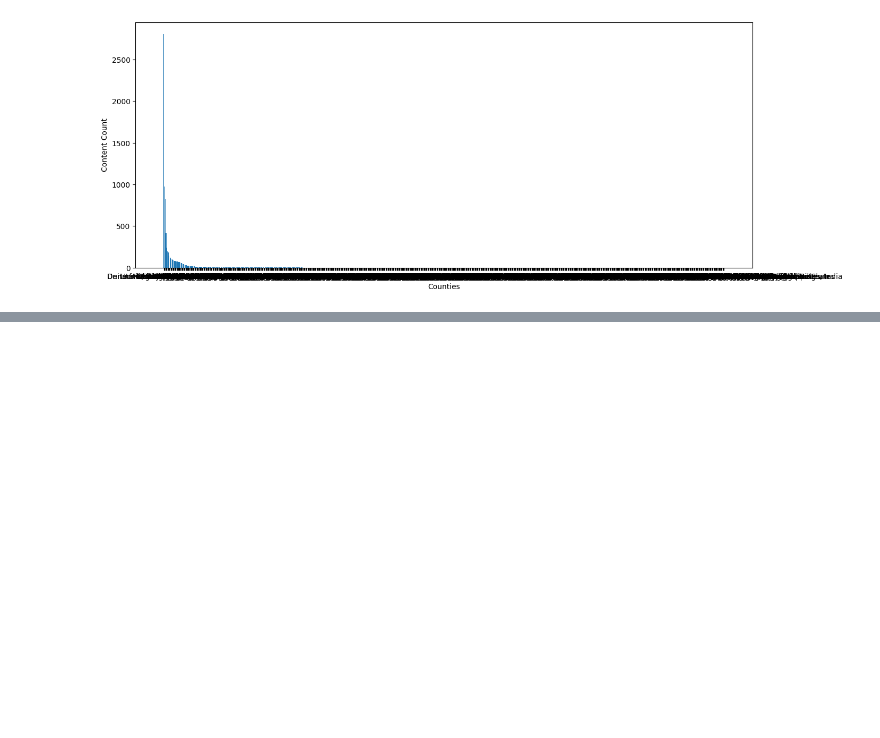
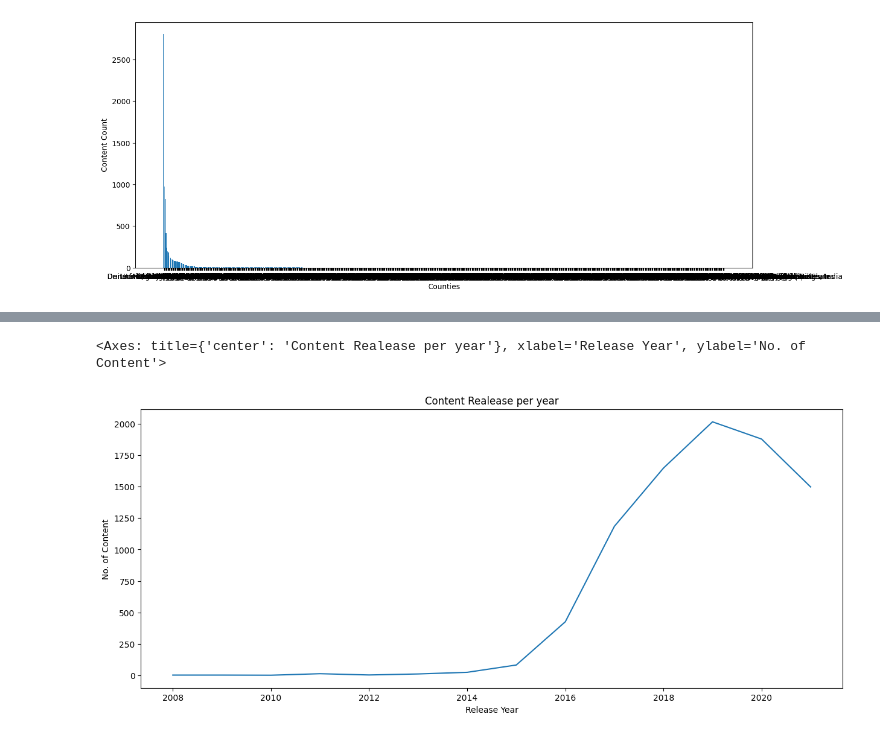
Before and after one commit to eThird/netflix_contetn_data_analysis, a Jupyter notebook: Notebooks/netflix_analysis.ipynb, the cells around one changed output, grey strips where cells are left out. Saved outputs shown, nothing was run; the diff lists cells and outputs as text; code cells hidden in the pictures; blank space fills up the shorter version.

```diff
--- a/Notebooks/netflix_analysis.ipynb
+++ b/Notebooks/netflix_analysis.ipynb
@@ -215,0 +239,5 @@ np.int64(749)
+# %%
+#How has Netflix’s content library grown over the years (based on release_year or date_added)?
+year_added=df['date_added'].dt.year
+content_rel_year=year_added.value_counts().sort_values()
+content_rel_year
@@ -215,0 +261,10 @@ np.int64(749)
+# %%
+plt.figure(figsize=(15,6))
+plt.title('Content Realease per year')
+plt.xlabel('Release Year')
+plt.ylabel('No. of Content')
+# plt.plot(content_rel_year.index,content_rel_year.values)
+sns.lineplot(content_rel_year,markers=True)
+# %% [output]
+<Axes: title={'center': 'Content Realease per year'}, xlabel='Release Year', ylabel='No. of Content'>
+[figure, added]
```
Also changed, not shown: parts of 5 cells of this notebook.
